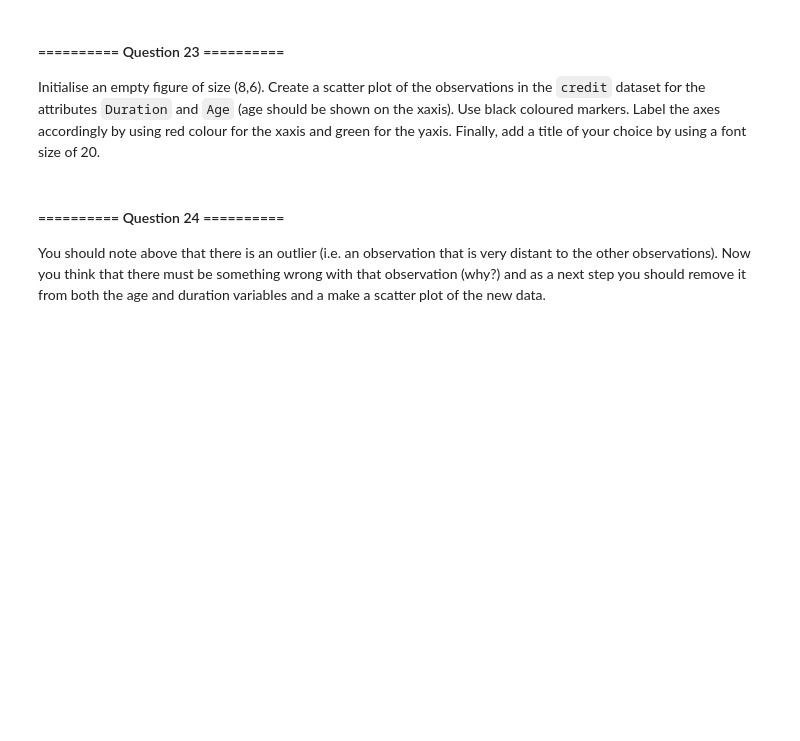
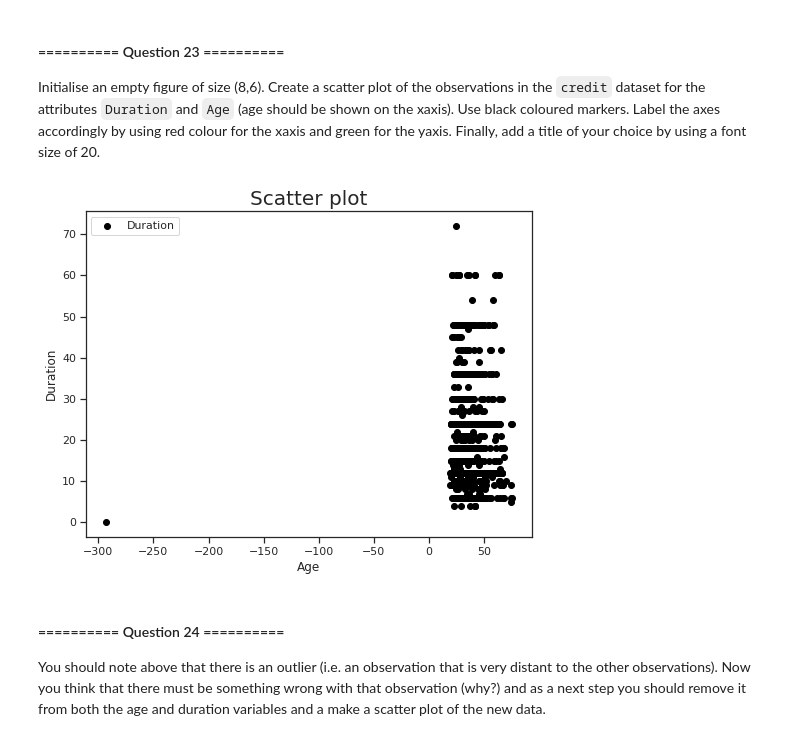
Before and after one commit to tigasgon1999/iaml-labs, a Jupyter notebook: Labs/00 - Introduction.ipynb, the cells around one changed output. Drawn from its saved outputs; the diff is of its cells as text; code cells hidden in the pictures; blank space fills up the shorter version.

```diff
--- a/Labs/00 - Introduction.ipynb
+++ b/Labs/00 - Introduction.ipynb
@@ -1457,0 +1577,5 @@ Load the `credit` dataset and display the dataset basic information.
+# %%
+# Your Code goes here:
+credit_loc = os.path.join(os.getcwd(), 'datasets', 'credit.csv')
+credit = pd.read_csv(credit_loc)
+credit.info()
@@ -1485,3 +1668,17 @@ Initialise an empty figure of size (8,6). Create a scatter plot of the observati
+# %%
+# Your Code goes here:
+fig = plt.figure(figsize=(8,6))
+
+plt.scatter(credit.Age, credit.Duration, c='black')
+
+plt.xlabel('Age')
+plt.ylabel('Duration')
+plt.title('Scatter plot', fontsize=20)
+plt.legend() # Displays legend
+
+plt.show()
+# %% [output]
+[figure, added]
 # %% [markdown]
 #### ========== Question 24 ==========
 You should note above that there is an outlier (i.e. an observation that is very distant to the other observations). Now you think that there must be something wrong with that observation (why?) and as a next step you should remove it from both the age and duration variables and a make a scatter plot of the new data.
```
Also changed, not shown: parts of 38 cells of this notebook.
